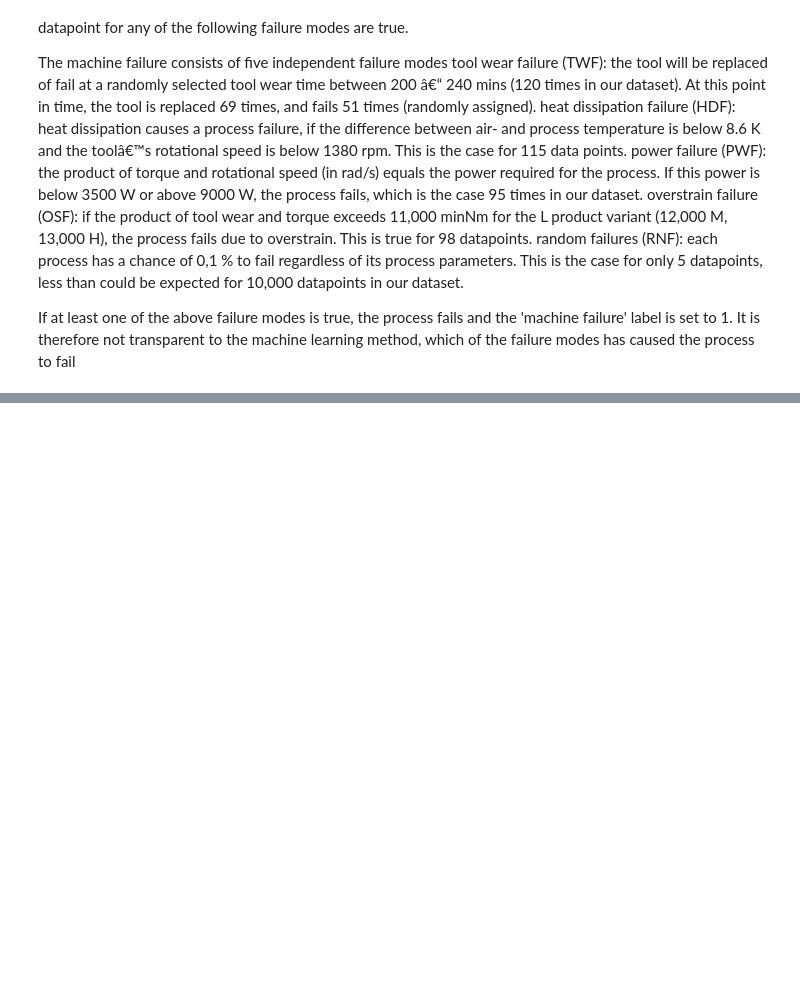
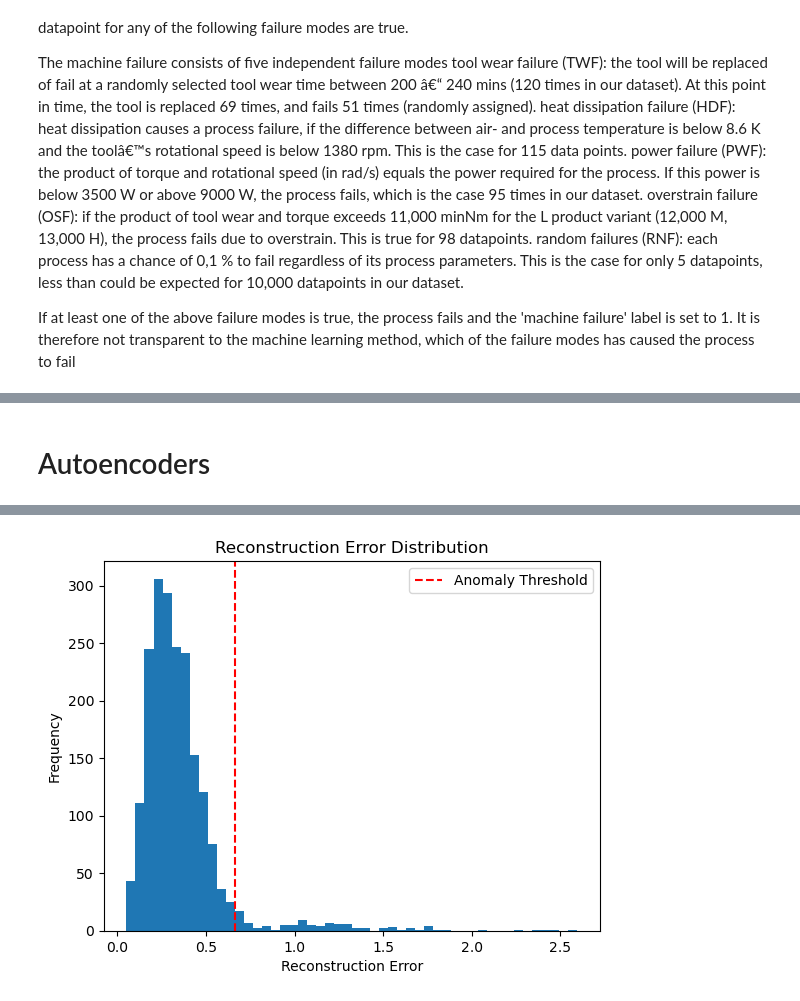
Before and after one commit to sgovindaswamy/DeepLearning-and-ML-projects, a Jupyter notebook: Predictive_maintenance_dataset/Ai4i2020.ipynb, the cells around one changed output, grey strips where cells are left out. Cells and saved outputs as stored; diff of their text form; code cells hidden in the pictures; blank space fills up the shorter version.

```diff
--- a/Predictive_maintenance_dataset/Ai4i2020.ipynb
+++ b/Predictive_maintenance_dataset/Ai4i2020.ipynb
@@ -89,0 +335,77 @@ mask
+# %% [markdown]
+# Autoencoders
+# %%
+x = df[features].values
+y = dataset['Machine failure'].values  # Assuming your true labels are in this column
+
+# Split data into training (normal) and test sets
+X_train, X_test, y_train, y_test = train_test_split(x, y, test_size=0.2, random_state=42, stratify=y)
+
+# Normalize the data
+scaler = StandardScaler()
+X_train_scaled = scaler.fit_transform(X_train)
+X_test_scaled = scaler.transform(X_test)
+
+# Build the autoencoder model
+input_dim = X_train_scaled.shape[1]
+encoding_dim = 14
+
+input_layer = Input(shape=(input_dim,))
+encoded = Dense(encoding_dim, activation="relu")(input_layer)
+decoded = Dense(input_dim, activation="sigmoid")(encoded)
+
+autoencoder = Model(inputs=input_layer, outputs=decoded)
+autoencoder.compile(optimizer=Adam(learning_rate=0.001), loss="mean_squared_error")
+
+# Train the autoencoder
+history = autoencoder.fit(X_train_scaled, X_train_scaled,
+                          epochs=500,
+                          batch_size=32,
+                          validation_split=0.2,
+                          shuffle=True)
+
+# Predict and calculate reconstruction error
+X_test_reconstructed = autoencoder.predict(X_test_scaled)
+reconstruction_error = np.mean(np.abs(X_test_scaled - X_test_reconstructed), axis=1)
+
+# Set anomaly detection threshold
+threshold = np.percentile(reconstruction_error, 95)
+anomalies = reconstruction_error > threshold
+
+# Visualize reconstruction error distribution
+plt.hist(reconstruction_error, bins=50)
+plt.axvline(threshold, color='r', linestyle='--', label='Anomaly Threshold')
+plt.title('Reconstruction Error Distribution')
+plt.xlabel('Reconstruction Error')
+plt.ylabel('Frequency')
+plt.legend()
+plt.show()
+
+# Evaluate model performance
+y_pred = anomalies.astype(int)  # Convert boolean predictions to integers
+
+# Print classification report
+print(classification_report(y_test, y_pred, target_names=["Normal", "Anomaly"]))
+
+# Additional metrics
+TP = np.sum((y_test == 1) & (y_pred == 1))  # True Positives
+TN = np.sum((y_test == 0) & (y_pred == 0))  # True Negatives
+FP = np.sum((y_test == 0) & (y_pred == 1))  # False Positives
+FN = np.sum((y_test == 1) & (y_pred == 0))  # False Negatives
+
+# Calculate additional metrics
+accuracy = (TP + TN) / len(y_test)
+precision = TP / (TP + FP) if (TP + FP) > 0 else 0
+recall = TP / (TP + FN) if (TP + FN) > 0 else 0
+f1_score = 2 * (precision * recall) / (precision + recall) if (precision + recall) > 0 else 0
+
+print(f"Accuracy: {accuracy * 100:.2f}%")
+print(f"Precision: {precision * 100:.2f}%")
+print(f"Recall: {recall * 100:.2f}%")
+print(f"F1 Score: {f1_score * 100:.2f}%")
+
+# Get anomalies
+anomaly_indices = np.where(anomalies)[0]
+print(f"Anomalies found at indices: {anomaly_indices}")
+print(f"Reconstruction errors of anomalies: {reconstruction_error[anomaly_indices]}")
+# %% [output]
@@ -89,0 +429 @@ mask
+[figure, added]
```
Also changed, not shown: parts of 32 cells of this notebook.
